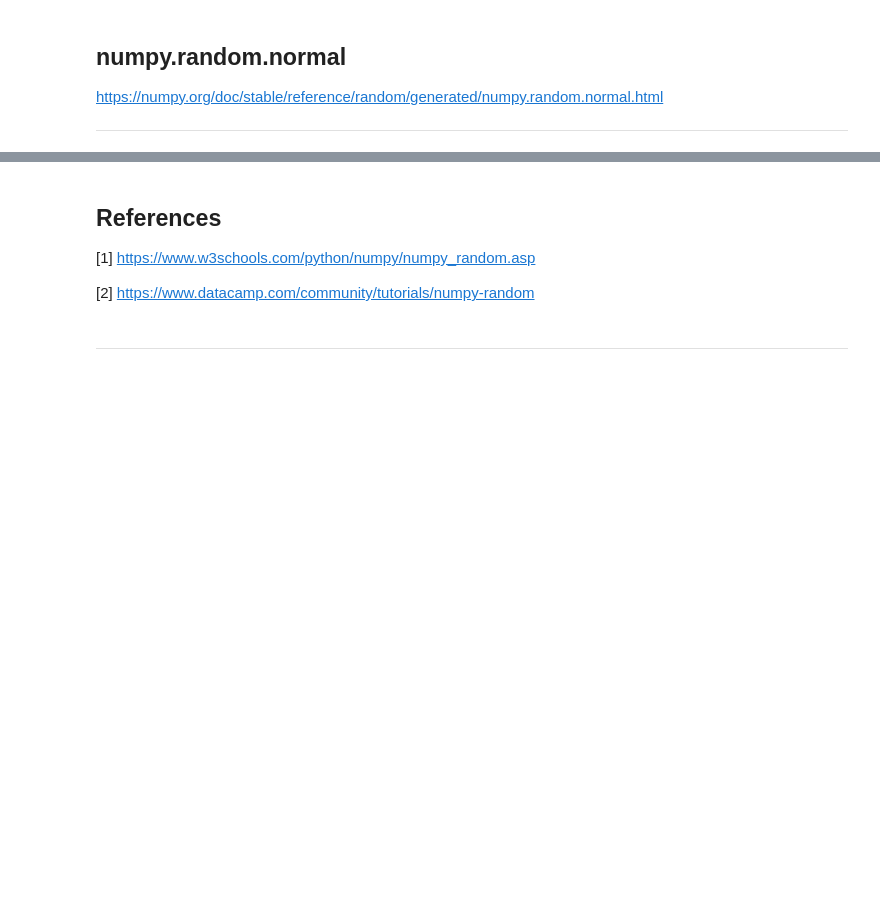
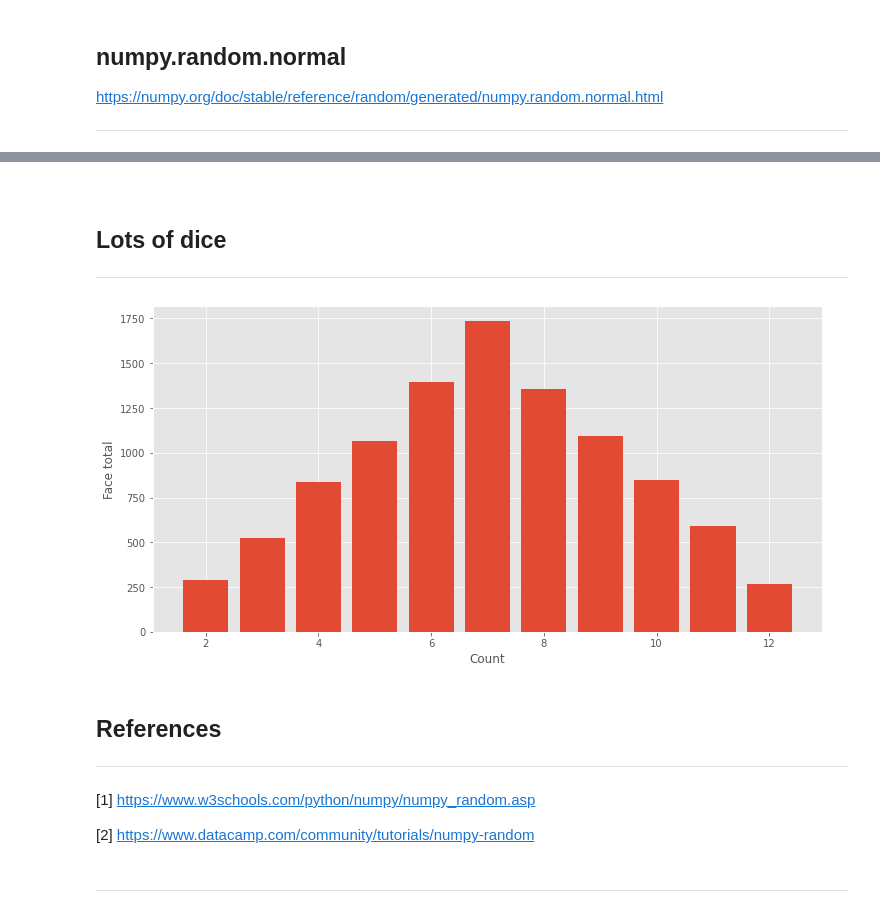
Before and after one commit to amandamurray2021/fundamentals-of-data-analysis-project, a Jupyter notebook: numpy-random.ipynb, the cells around one changed output, grey strips where cells are left out. Cells and saved outputs as stored; diff of their text form; code cells hidden in the pictures; blank space fills up the shorter version.

```diff
--- a/numpy-random.ipynb
+++ b/numpy-random.ipynb
@@ -53,5 +181,48 @@ plt.show()
+# %% [markdown]
+<br>
+
+## Lots of dice
+
+***
+# %%
+# The number of dice to roll in each turn
+nodice = 2
+# The number of turns
+noturns = 10000
+# Roll the dice
+dice = np.random. randint (1, 7, (noturns, nodice))
+# Passing a tuple at the end of the dice variable (like a list with square brackets)
+# This is 10000 rolls (noturns) of 2 dice (nodice)
+# There's 10000 things in the list overall but each of those things is a list containing 2 things
+# Those '2 things' are random integers between 1 and 6 independently selected
+# Sum the faces of the dice together
+# Go into each of the 2 value lists and add the values together
+# axis=1 means don't just add everything together, add everything on the second axis together which is the number of dice
+# if you say axis=0 that will add the columns together
+totals = np.sum(dice, axis=1)
+# Count the number of times each face appears
+faces, counts = np.unique(totals, return_counts=True)
+# Create a new plot using fig and ax
+fig, ax = plt.subplots()
+# Plot a vertical bar chart
+ax.bar(faces, counts)
+# Set axis labels
+ax.set_ylabel('Face total')
+ax.set_xlabel('Count');
+
+# If you roll more dice, you are getting a central tendency when you roll the dice
+# Even when you're talking about random numbers (e.g. rolling a dice), everyone expects an equal chance for everything
+# However, in the real world, there's a normal distribution (see numpy.random.normal above)
+# This phenomenon is much more common than the equal chances of everything
+# The spread out from the mean refers to the sigma above
+# Even when we start out with something that has equal probabilities, when we run it again and again we start combining different random values together we start heading
+# in this direction of a central number that is much more likely and as you move away from that number in either direction things become unlikely
+# Again, this is linked to the likelihood of getting certain numbers (e.g. 3) instead of 1
+# %% [output]
+[figure, added]
 # %% [markdown]
 ## References
+***
 
 [1] https://www.w3schools.com/python/numpy/numpy_random.asp
 
```
Also changed, not shown: parts of 19 cells of this notebook.
